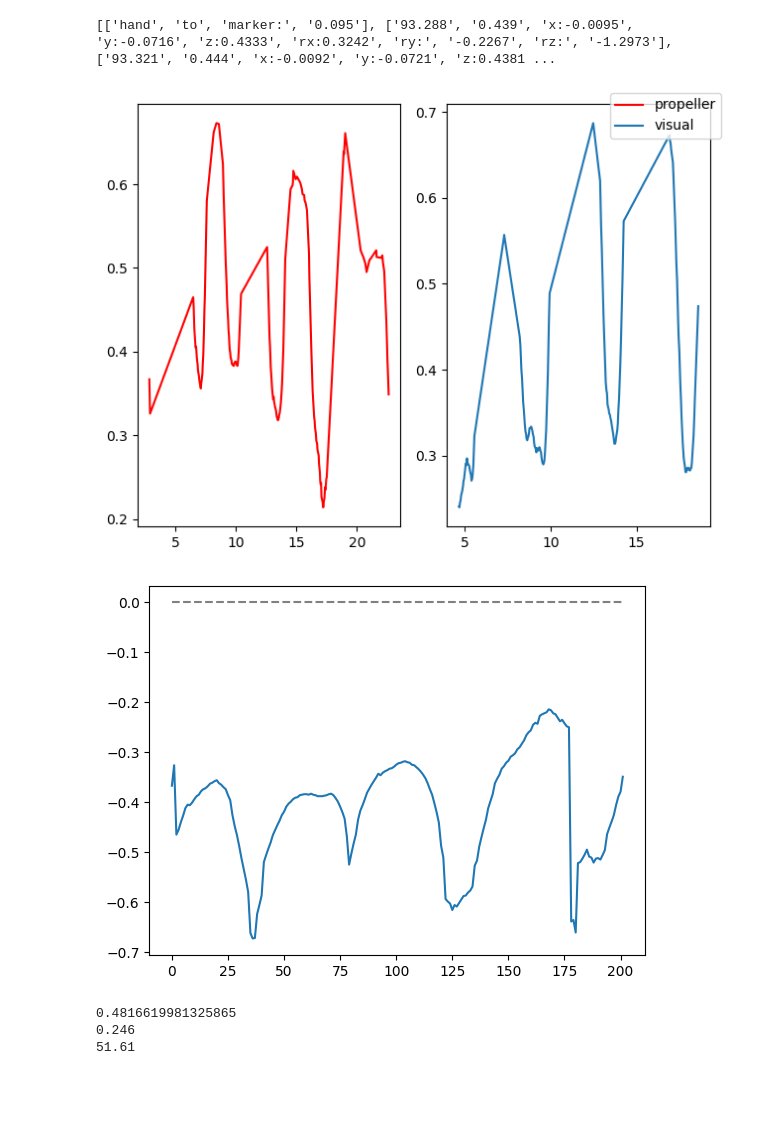
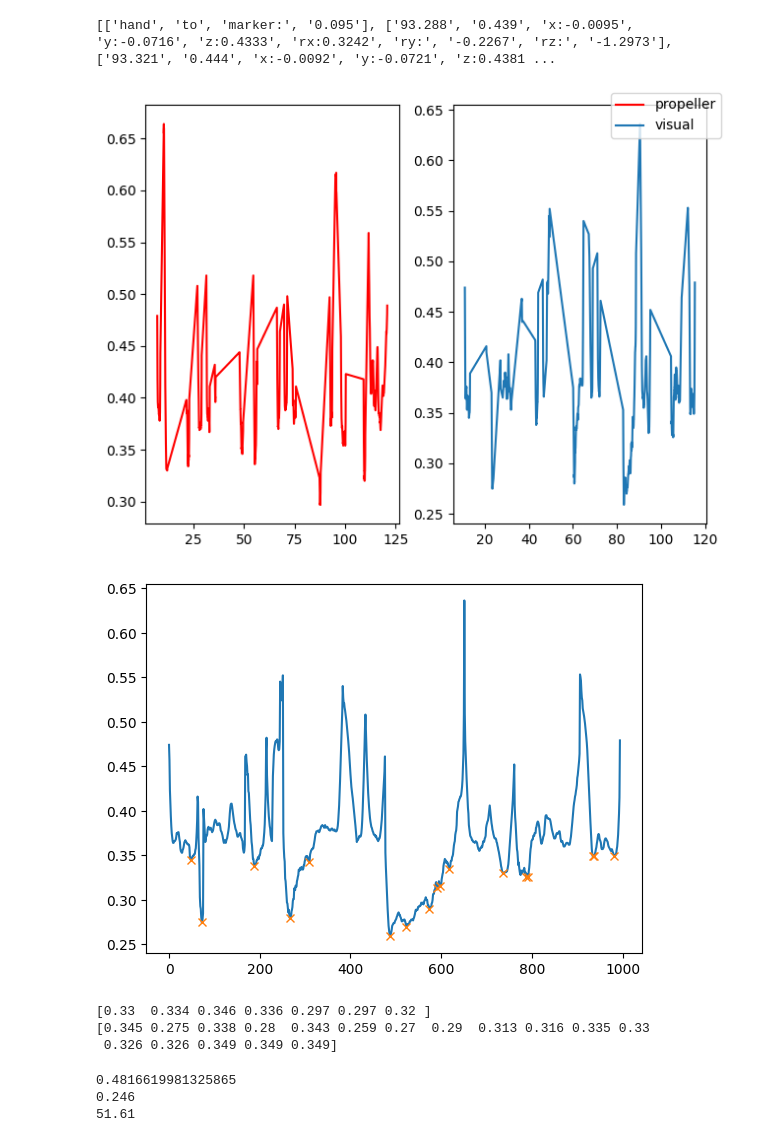
Before and after one commit to ViktorRakhmatulin/AirTouch, a Jupyter notebook: data_analysis.ipynb, the cells around one changed output. Drawn from its saved outputs; the diff is of its cells as text; code cells hidden in the pictures; blank space fills up the shorter version.

Commit message:
data analysis changes

```diff
--- a/data_analysis.ipynb
+++ b/data_analysis.ipynb
@@ -19,13 +19,13 @@ import numpy as np
 data_prop = []
 data_vis = []
 
-with open("Main_part/data/exp2/11thApril/Vik_vis_l.txt", "r") as my_file:
+with open("Main_part/data/exp2/12thApril/Viktor_no_imp_last.txt", "r") as my_file:
     for line in my_file:
         datas = line.split()
         if float(datas[0]) > 0:
             data_vis.append(datas)
 
-with open("Main_part/data/exp2/11thApril/Vik_prob_l.txt", "r") as my_file:
+with open("Main_part/data/exp2/12thApril/Viktor_imp_last.txt", "r") as my_file:
     for line in my_file:
         datas = line.split()
         if float(datas[0]) > 0:
@@ -41,19 +41,28 @@ fig.tight_layout()
 fig.legend()
 plt.show()
 # %% [output]
-[figure, old version]
+[figure, new version]
 # %%
 from scipy.signal import find_peaks
-x = -data_prop[:,0]
-peaks, _ = find_peaks(x, prominence=(-0.5, -0.15)) # height=-0.3
-# x = data_prop[:,0]
+x = -data_vis[:,0]
+peaks, _ = find_peaks(x, width = 3,height=-0.35) #prominence=(-0.5, -0.1) prominence=(-0.45, -0.25),
+x = data_vis[:,0]
 # peaks, properties = find_peaks(x, prominence=(None, 0.6))
 plt.plot(x)
 plt.plot(peaks, x[peaks], "x")
-plt.plot(np.zeros_like(x), "--", color="gray")
+# plt.plot(np.zeros_like(x), "--", color="gray")
 plt.show()
+
+vis_peaks = x[peaks]
 # %% [output]
-[figure, old version]
+[figure, new version]
+# %%
+print(prop_peaks)
+print(vis_peaks)
+# %% [output]
+[0.33  0.334 0.346 0.336 0.297 0.297 0.32 ]
+[0.345 0.275 0.338 0.28  0.343 0.259 0.27  0.29  0.313 0.316 0.335 0.33
+ 0.326 0.326 0.349 0.349 0.349]
 # %%
 import numpy as np
 data_prop = []
```
Also changed, not shown: 5 other files.
